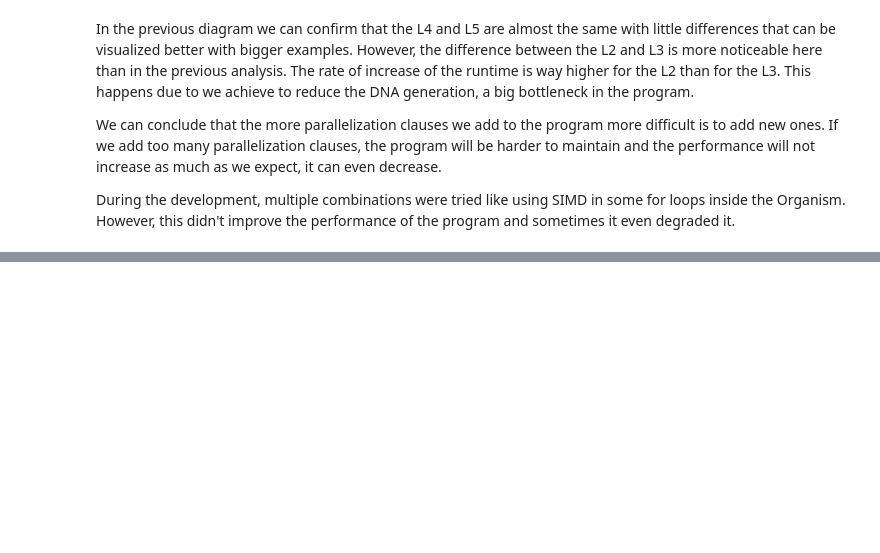
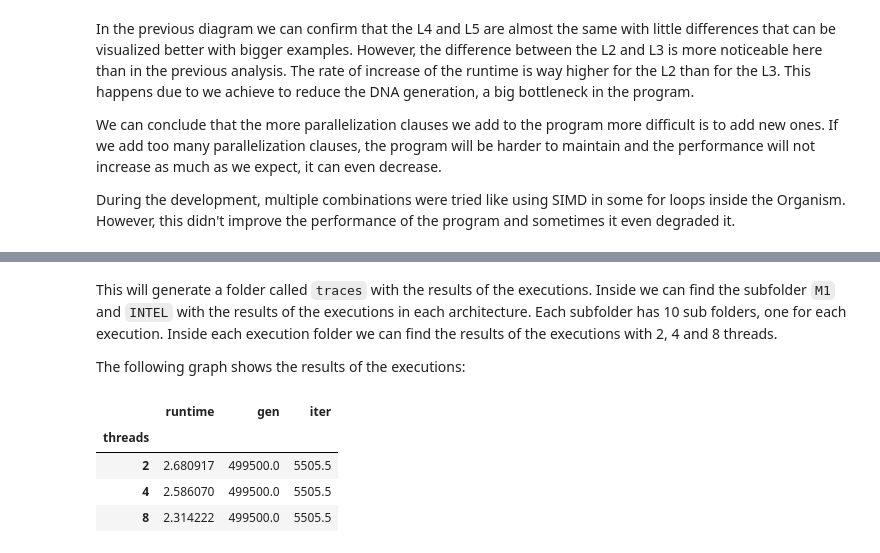
Before and after one commit to patriciobcs/mini-aevol, a Jupyter notebook: analysis.ipynb, the cells around one changed output, grey strips where cells are left out. Drawn from its saved outputs; the diff is of its cells as text; code cells hidden in the pictures; blank space fills up the shorter version.

```diff
--- a/analysis.ipynb
+++ b/analysis.ipynb
@@ -289,0 +300,24 @@ During the development, multiple combinations were tried like using SIMD in some
+# %% [markdown]
+This will generate a folder called `traces` with the results of the executions. Inside we can find the subfolder `M1` and `INTEL` with the results of the executions in each architecture. Each subfolder has 10 sub folders, one for each execution. Inside each execution folder we can find the results of the executions with 2, 4 and 8 threads.
+
+The following graph shows the results of the executions:
+# %%
+df = pd.DataFrame();
+for i in range(1, 11):
+  for t in [2, 4, 8]:
+    df_temp = pd.read_csv(f"traces/M1/{i}/{t}/trace.csv")
+    df_new = pd.DataFrame();
+    df_new['runtime'] = df_temp['Duration'].apply(lambda x: x / 1000000000)
+    df_new['gen'] = df_temp['Gen']
+    df_new['iter'] = i
+    df_new['threads'] = t
+    df_new['arch'] = 'M1'
+    df = df.append(df_new)
+
+df.groupby('threads').sum() / 10
+# %% [output]
+|  | runtime | gen | iter |
+| threads |  |  |  |
+| 2 | 2.680917 | 499500.0 | 5505.5 |
+| 4 | 2.586070 | 499500.0 | 5505.5 |
+| 8 | 2.314222 | 499500.0 | 5505.5 |
```
Also changed, not shown: parts of 5 cells of this notebook, 38 other files.
